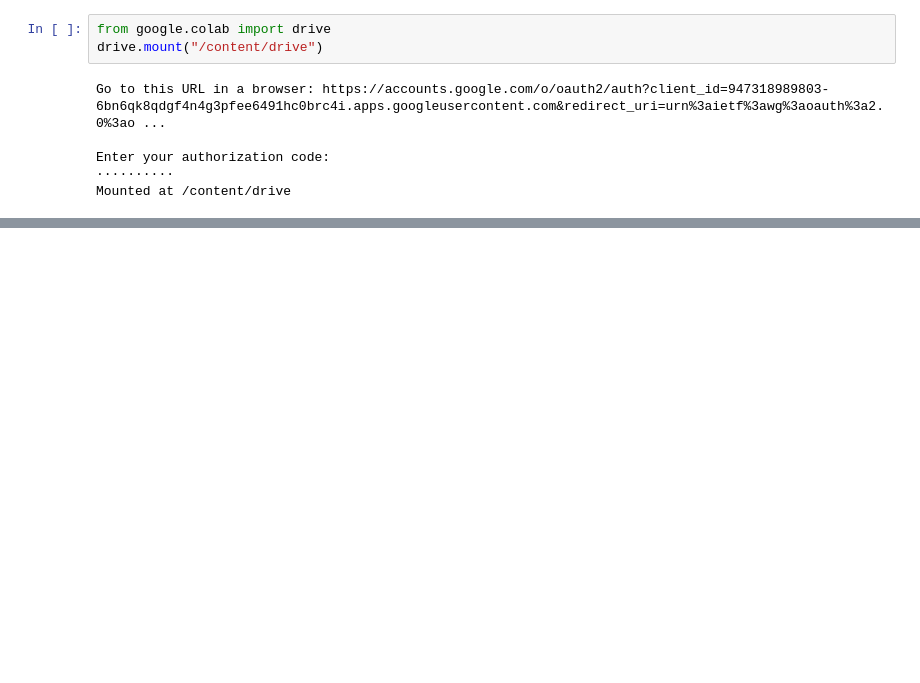
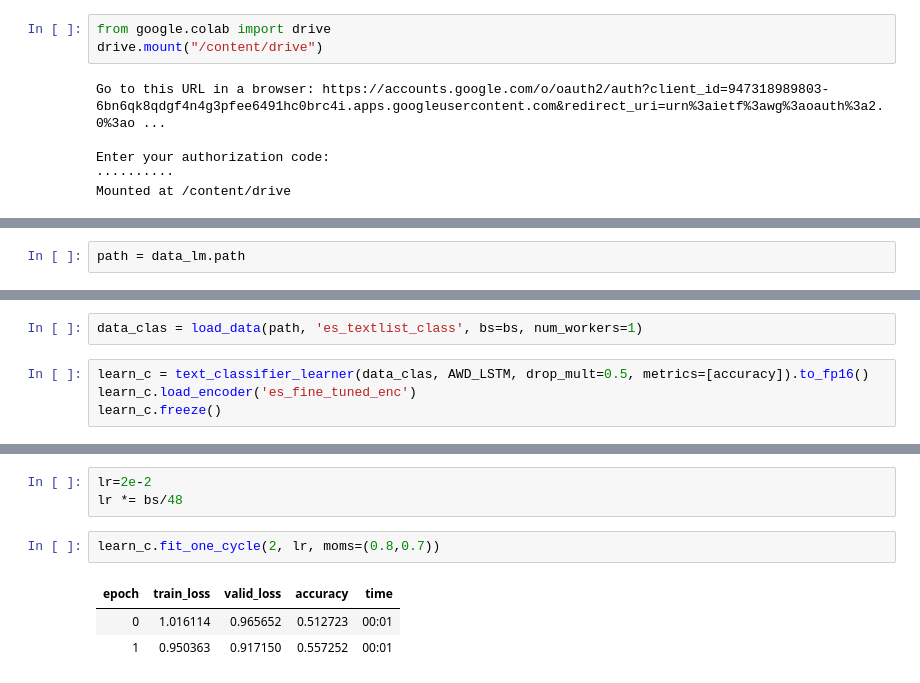
Before and after one commit to gsidorov/spanish_airlines_twitter, a Jupyter notebook: spanish_airlines_eswiki.ipynb, the cells around one changed output, grey strips where cells are left out. Saved outputs shown, nothing was run; the diff lists cells and outputs as text; blank space fills up the shorter version.

```diff
--- a/spanish_airlines_eswiki.ipynb
+++ b/spanish_airlines_eswiki.ipynb
@@ -56,0 +164,2 @@ Mounted at /content/drive
+# %%
+path = data_lm.path
@@ -56,0 +194,6 @@ Mounted at /content/drive
+# %%
+data_clas = load_data(path, 'es_textlist_class', bs=bs, num_workers=1)
+# %%
+learn_c = text_classifier_learner(data_clas, AWD_LSTM, drop_mult=0.5, metrics=[accuracy]).to_fp16()
+learn_c.load_encoder('es_fine_tuned_enc')
+learn_c.freeze()
@@ -56,0 +203,9 @@ Mounted at /content/drive
+# %%
+lr=2e-2
+lr *= bs/48
+# %%
+learn_c.fit_one_cycle(2, lr, moms=(0.8,0.7))
+# %% [output]
+| epoch | train_loss | valid_loss | accuracy | time |
+| 0 | 1.016114 | 0.965652 | 0.512723 | 00:01 |
+| 1 | 0.950363 | 0.917150 | 0.557252 | 00:01 |
```
Also changed, not shown: parts of 29 cells of this notebook.
